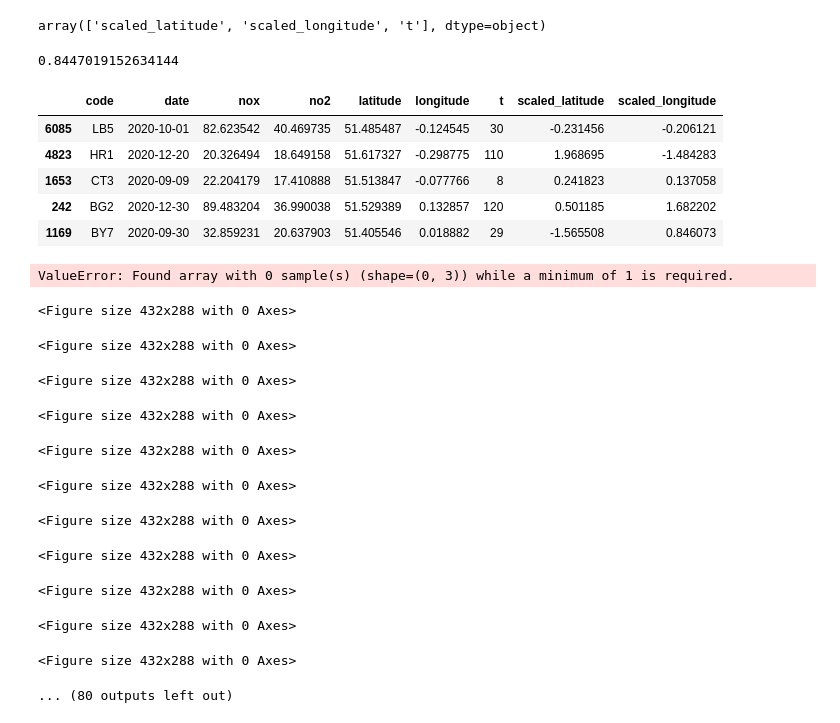
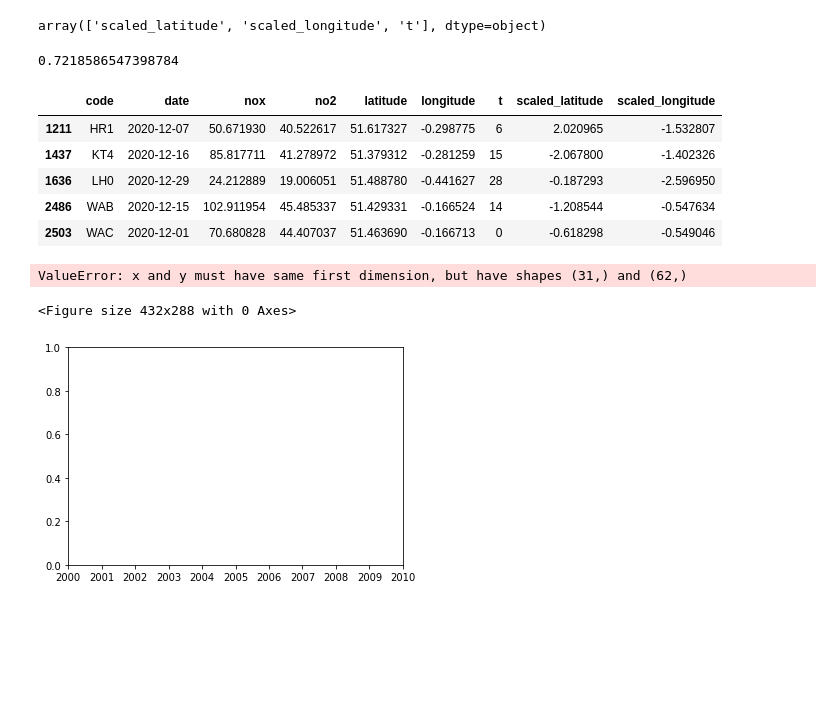
Before and after one commit to bikeclub51/london-aq, a Jupyter notebook: code/gp-models/better_model_training.ipynb, the cells around one changed output. Cells and saved outputs as stored; diff of their text form; code cells hidden in the pictures; blank space fills up the shorter version.

```diff
--- a/code/gp-models/better_model_training.ipynb
+++ b/code/gp-models/better_model_training.ipynb
@@ -29,6 +29,11 @@ def load_data(pollutant, data_path="data/", time_step=None, time_range=None, sea
     :param dayOfWeek: if provided, {"weekday", "weekend"}
     :param timeOfDay: if provided, {"day", "night"}
     """
+    # temporary code for multi pollutant testing; need dictionary to track this
+    temp_pol = pollutant
+    if pollutant == "NO2+":
+        pollutant = "NO2"
+
     df = pd.read_csv(f"{data_path}{pollutant}.csv", parse_dates=["date"])
 
     # TODO: FILTER OUT NEGATIVE VALUES FROM DF
@@ -102,6 +107,12 @@ def load_data(pollutant, data_path="data/", time_step=None, time_range=None, sea
 
         df = df.drop(["Hour"], axis=1)
 
+    # filter negative values; data cleaning
+    if temp_pol == "NO2":
+        df = df[(df["no2"] > 0)]
+    elif temp_pol == "NO2+":
+        df = df[(df["no2"] > 0) & (df["nox"] > 0)]
+
     # generate time_step (t) column
     df = df.sort_values("date")
     dates = df["date"].values
@@ -236,9 +247,9 @@ def plot_model(model, train_df, test_df, x_fixed_features, x_features, y_feature
 """
 SPECIFY DATA PARAMETERS
 """
-pollutant = "NO2"
+pollutant = "NO2+"
 time_step = "D"
-time_range = (datetime(2020, 9, 1), datetime(2020, 12, 31))
+time_range = (datetime(2020, 12, 1), datetime(2020, 12, 31))
 season = None
 day_of_week = None
 time_of_day = None
@@ -303,37 +314,25 @@ save_model(filename, df, model, train_df, test_df, train_scalers)
 model.feature_names_in_
 # %% [output]
 array(['scaled_latitude', 'scaled_longitude', 't'], dtype=object)
-# %%
-model.score(test_df[x_features], test_df[y_features])
-# %% [output]
-0.8447019152634144
+# %%
+model.score(test_df[train_x_features], test_df[train_y_features])
+# %% [output]
+0.7218586547398784
 # %%
-test_df.head()
+train_df.head()
 # %% [output]
 |  | code | date | nox | no2 | latitude | longitude | t | scaled_latitude | scaled_longitude |
-| 6085 | LB5 | 2020-10-01 | 82.623542 | 40.469735 | 51.485487 | -0.124545 | 30 | -0.231456 | -0.206121 |
-| 4823 | HR1 | 2020-12-20 | 20.326494 | 18.649158 | 51.617327 | -0.298775 | 110 | 1.968695 | -1.484283 |
-| 1653 | CT3 | 2020-09-09 | 22.204179 | 17.410888 | 51.513847 | -0.077766 | 8 | 0.241823 | 0.137058 |
-| 242 | BG2 | 2020-12-30 | 89.483204 | 36.990038 | 51.529389 | 0.132857 | 120 | 0.501185 | 1.682202 |
-| 1169 | BY7 | 2020-09-30 | 32.859231 | 20.637903 | 51.405546 | 0.018882 | 29 | -1.565508 | 0.846073 |
+| 1211 | HR1 | 2020-12-07 | 50.671930 | 40.522617 | 51.617327 | -0.298775 | 6 | 2.020965 | -1.532807 |
+| 1437 | KT4 | 2020-12-16 | 85.817711 | 41.278972 | 51.379312 | -0.281259 | 15 | -2.067800 | -1.402326 |
+| 1636 | LH0 | 2020-12-29 | 24.212889 | 19.006051 | 51.488780 | -0.441627 | 28 | -0.187293 | -2.596950 |
+| 2486 | WAB | 2020-12-15 | 102.911954 | 45.485337 | 51.429331 | -0.166524 | 14 | -1.208544 | -0.547634 |
+| 2503 | WAC | 2020-12-01 | 70.680828 | 44.407037 | 51.463690 | -0.166713 | 0 | -0.618298 | -0.549046 |
 # %%
 x_fixed_features = ["scaled_latitude", "scaled_longitude"]
-x_features = x_fixed_features + ["t"]
-y_features = ["no2"]
 site_codes = df["code"].unique()
 save_path = f"GPR_figures/{filename}/"
-plot_model(model, train_df, test_df, x_fixed_features, x_features, y_features, train_scalers, site_codes, save_path=save_path)
+plot_model(model, train_df, test_df, x_fixed_features, train_x_features, train_y_features, site_codes, save_path=save_path)
 # %% [output]
-ValueError: Found array with 0 sample(s) (shape=(0, 3)) while a minimum of 1 is required.
+ValueError: x and y must have same first dimension, but have shapes (31,) and (62,)
 <Figure size 432x288 with 0 Axes>
-<Figure size 432x288 with 0 Axes>
-<Figure size 432x288 with 0 Axes>
-<Figure size 432x288 with 0 Axes>
-<Figure size 432x288 with 0 Axes>
-<Figure size 432x288 with 0 Axes>
-<Figure size 432x288 with 0 Axes>
-<Figure size 432x288 with 0 Axes>
-<Figure size 432x288 with 0 Axes>
-<Figure size 432x288 with 0 Axes>
-<Figure size 432x288 with 0 Axes>
-... (80 outputs left out)
+[figure, added]
```
Also changed, not shown: parts of 6 cells of this notebook.
